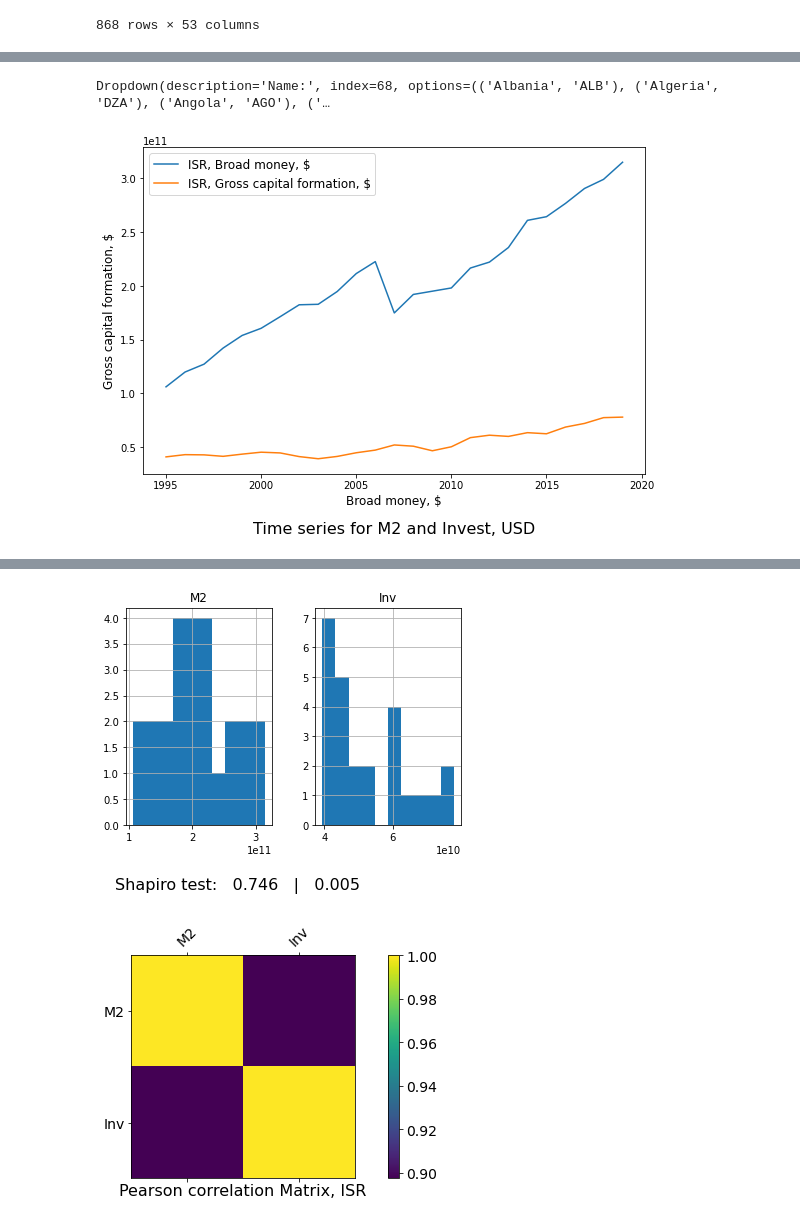
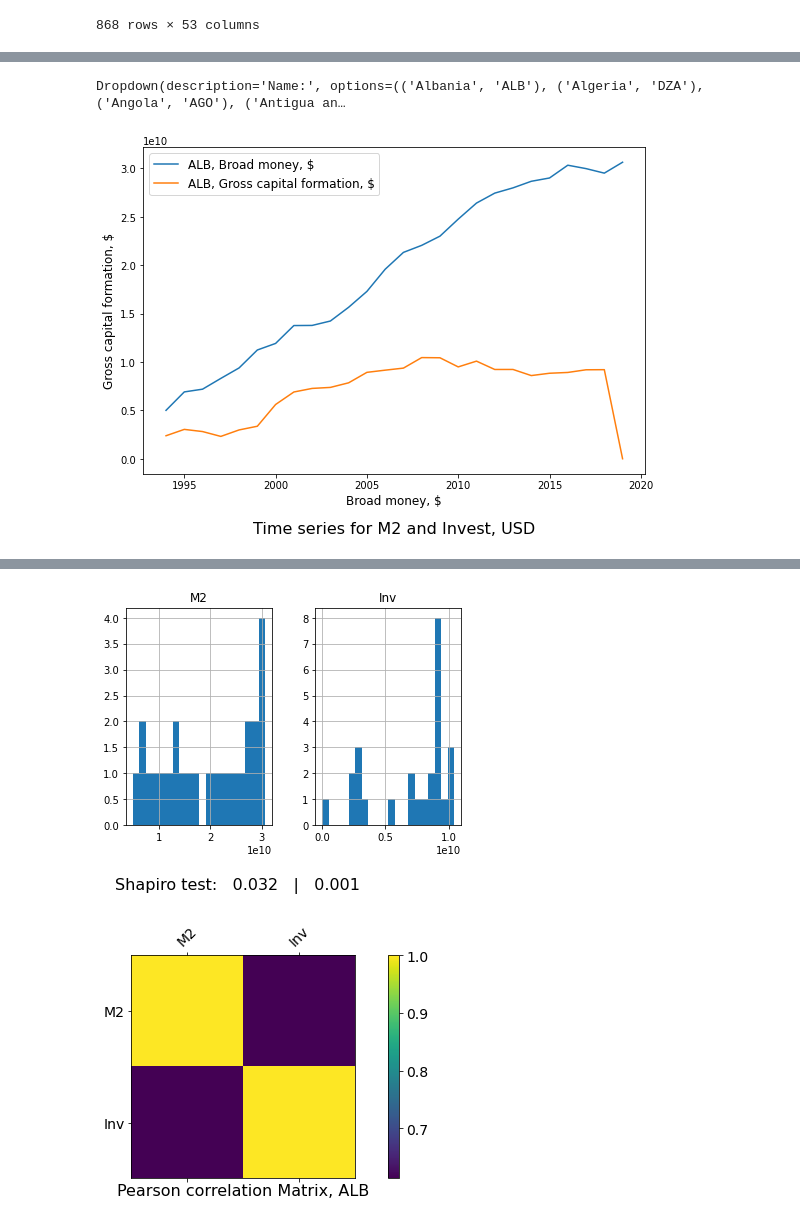
Before and after one commit to Polinden/InvestM3World, a Jupyter notebook: Polyna.ipynb, the cells around one changed output, grey strips where cells are left out. Cells and saved outputs as stored; diff of their text form; code cells hidden in the pictures.

```diff
--- a/Polyna.ipynb
+++ b/Polyna.ipynb
@@ -91,7 +91,7 @@ df  #print cleaned and preprocessed table
 #calc Pearson corr for M2 and Investment
 #score 1 for Pearson corr>threshold, otherwise 0
 
-df2 = pn.DataFrame(columns=['Name','Code','K','GDPpercap2019', 'GOOD'])
+df2 = pn.DataFrame(columns=['Name','Code','Corr','GDPpercap', 'GOOD'])
 for name in l:
     #settings
     i1=df[df['Country Code']==name].index[0]   #M2
@@ -106,14 +106,14 @@ for name in l:
     z=z.loc[first:]                            #drop heading zero columns
     zz=z.corr()
     if zz.iloc[0,1]>thresh:
-        df2.loc[len(df2)] = [(df.iloc[i1,0]),name,zz.iloc[0,1],df.iloc[i3,-1], 1]
+        df2.loc[len(df2)] = [(df.iloc[i1,0]),name,zz.iloc[0,1],df.iloc[i3,3:].max(), 1]
     else:
         if pn.notna(zz.iloc[0,1]):
            df2.loc[len(df2)] = [(df.iloc[i1,0]),name,zz.iloc[0,1],df.iloc[i3,-1], 0]
 gb=len(df2.loc[df2['GOOD']==1])/len(df2)
 print(f'\nGood to Bad Correlation Countries Rate {gb:0.2f}')
 print(f'Top {top} Good Countries')
-df2.set_index('Code').sort_values(['K'])[-top:]
+df2.set_index('Code').sort_values(['Corr'])[-top:]
 # %% [output]
 Good to Bad Correlation Countries Rate 0.71
 Top 40 Good Countries
@@ -163,7 +163,7 @@ def fill_pl():
       z.columns=["M2","Inv"]
       sh1_s,sh1_p=shapiro(z.iloc[:,0].to_numpy())
       sh2_s,sh2_p=shapiro(z.iloc[:,1].to_numpy())
-      z.hist()
+      z.hist(bins=20)
       plt.text(x=0.1, y=-0.1, s=f'Shapiro test:   {sh1_p:0.3f}   |   {sh2_p:0.3f}', fontsize=16, transform=plt.gcf().transFigure);
 
       clear_output(wait=True)
@@ -194,5 +194,5 @@ fig = plt.figure(figsize=(9, 6))
 ax = fig.add_subplot(1,1,1)
 fill_pl()
 # %% [output]
-Dropdown(description='Name:', index=68, options=(('Albania', 'ALB'), ('Algeria', 'DZA'), ('Angola', 'AGO'), ('…
+Dropdown(description='Name:', options=(('Albania', 'ALB'), ('Algeria', 'DZA'), ('Angola', 'AGO'), ('Antigua an…
-[figure, old version]
+[figure, new version]
@@ -200,4 +199,4 @@ Dropdown(description='Name:', index=68, options=(('Albania', 'ALB'), ('Algeria',
-[figure, old version]
+[figure, new version]
 # %%
 f = plt.figure(figsize=(12, 4))
 plt.matshow(z.corr(), fignum=f.number)
@@ -207,7 +206,7 @@ cb = plt.colorbar()
 cb.ax.tick_params(labelsize=14)
 plt.title('Pearson correlation Matrix, '+cn, fontsize=16, y=-0.1);
 # %% [output]
-[figure, old version]
+[figure, new version]
 # %%
 print(f'\nPearson correlation for {cn} M2 and Investment')
 z.corr()
```
Also changed, not shown: parts of 9 cells of this notebook.
